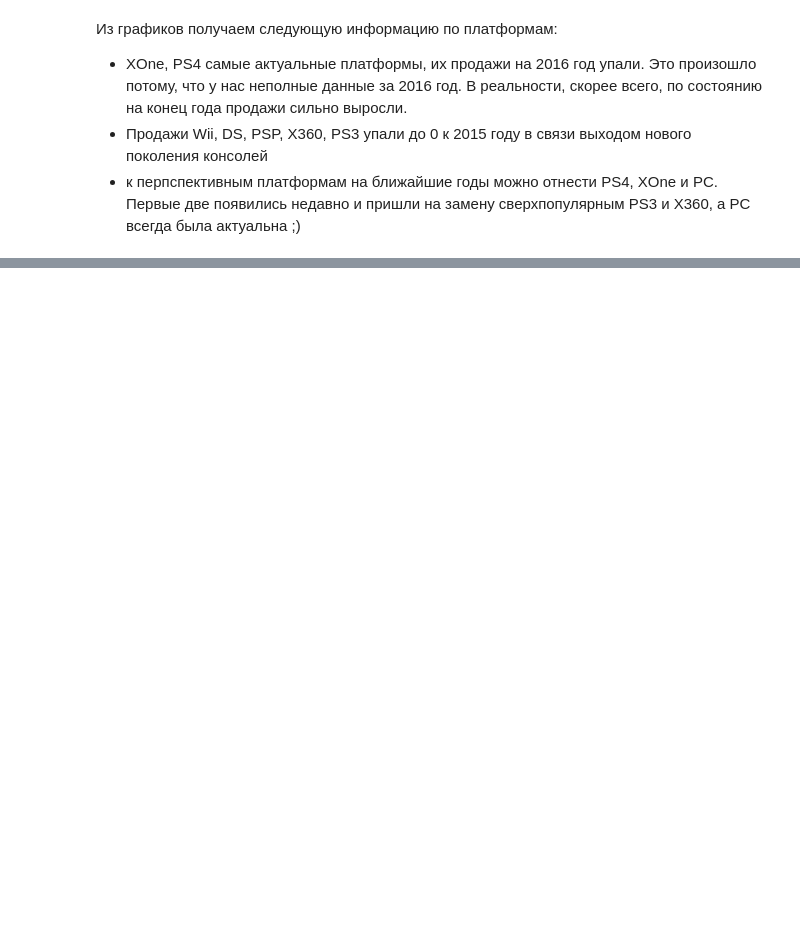
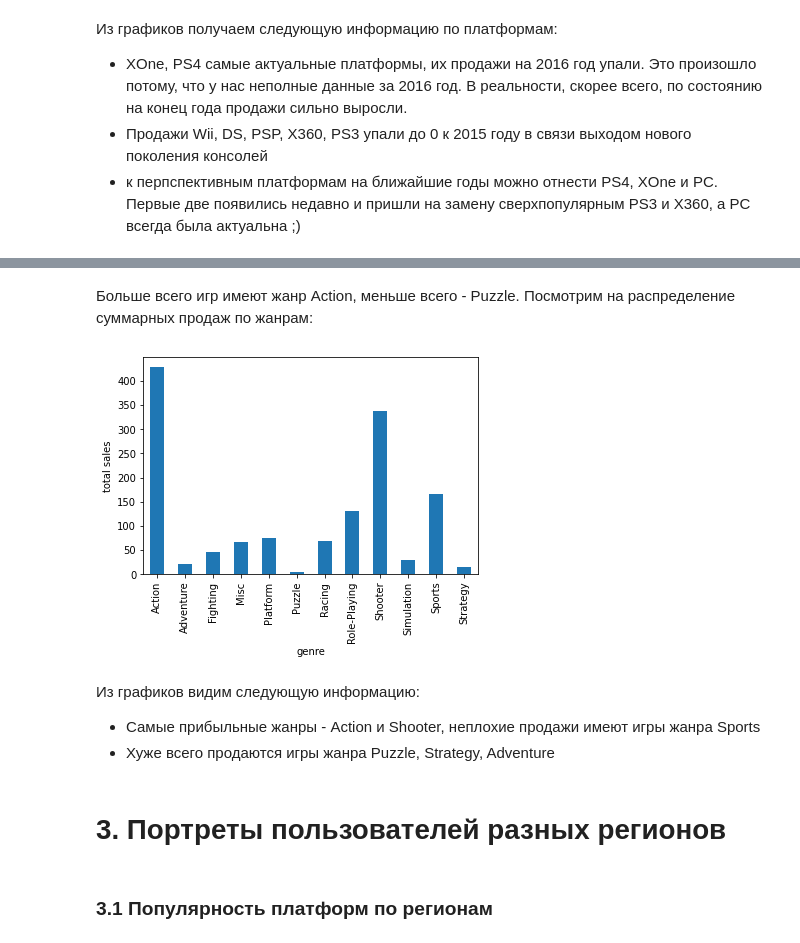
Before and after one commit to skeichenka/yndxdacourse, a Jupyter notebook: final project.ipynb, the cells around one changed output, grey strips where cells are left out. Cells and saved outputs as stored; diff of their text form; code cells hidden in the pictures; blank space fills up the shorter version.

```diff
--- a/final project.ipynb
+++ b/final project.ipynb
@@ -517,0 +559,14 @@ df_since_2011[df_since_2011.platform.isin(['XOne', 'PS4', 'PC'])].boxplot(by='pl
+# %% [markdown]
+Больше всего игр имеют жанр Action, меньше всего - Puzzle. Посмотрим на распределение суммарных продаж по жанрам:
+# %%
+df_since_2011.groupby('genre')['total_sales'].sum().plot(kind='bar', ylabel="total sales");
+# %% [output]
+[figure, added]
+# %% [markdown]
+Из графиков видим следующую информацию:
+- Самые прибыльные жанры - Action и Shooter, неплохие продажи имеют игры жанра Sports
+- Хуже всего продаются игры жанра Puzzle, Strategy, Adventure
+# %% [markdown]
+# 3. Портреты пользователей разных регионов
+# %% [markdown]
+### 3.1 Популярность платформ по регионам
```
Also changed, not shown: parts of 71 cells of this notebook.
